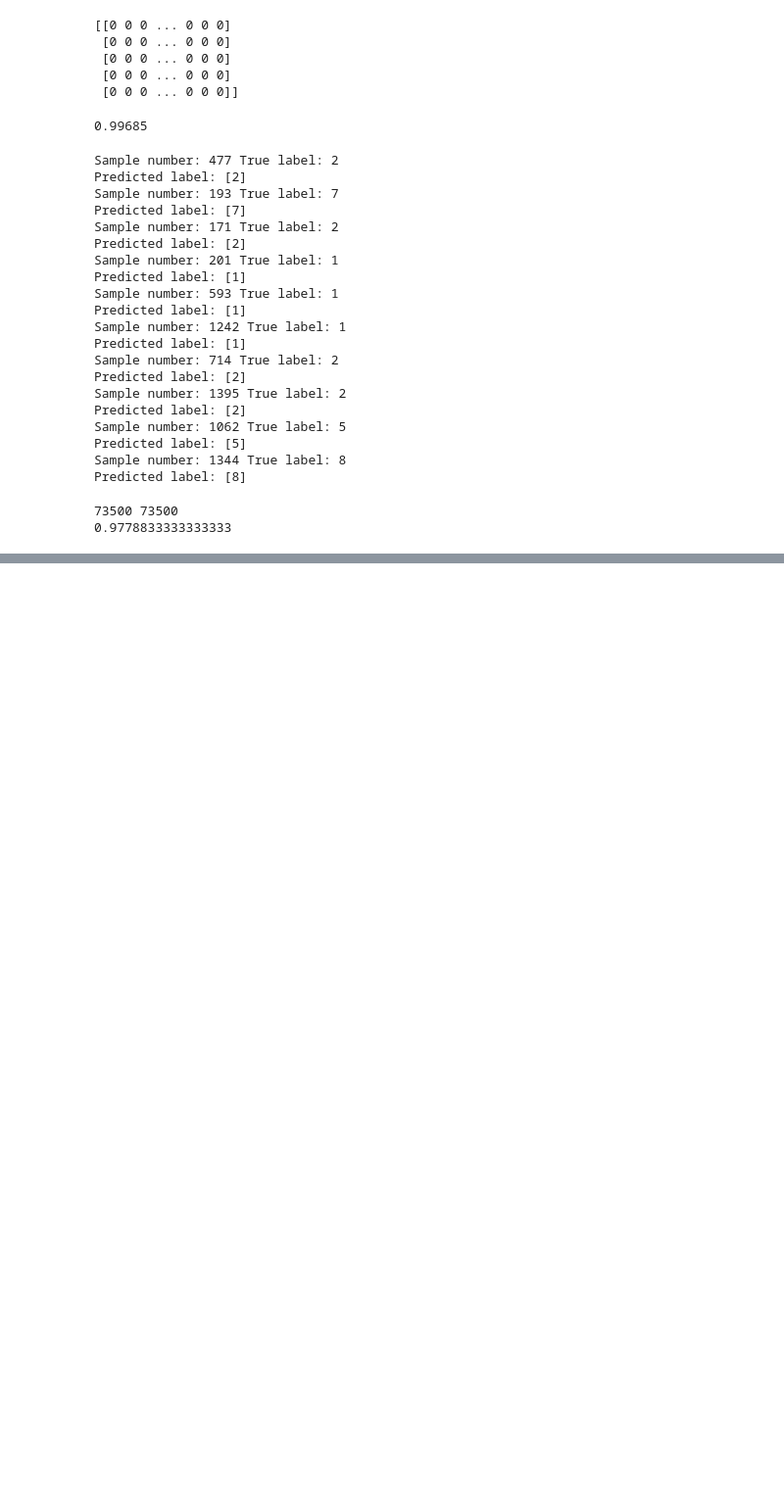
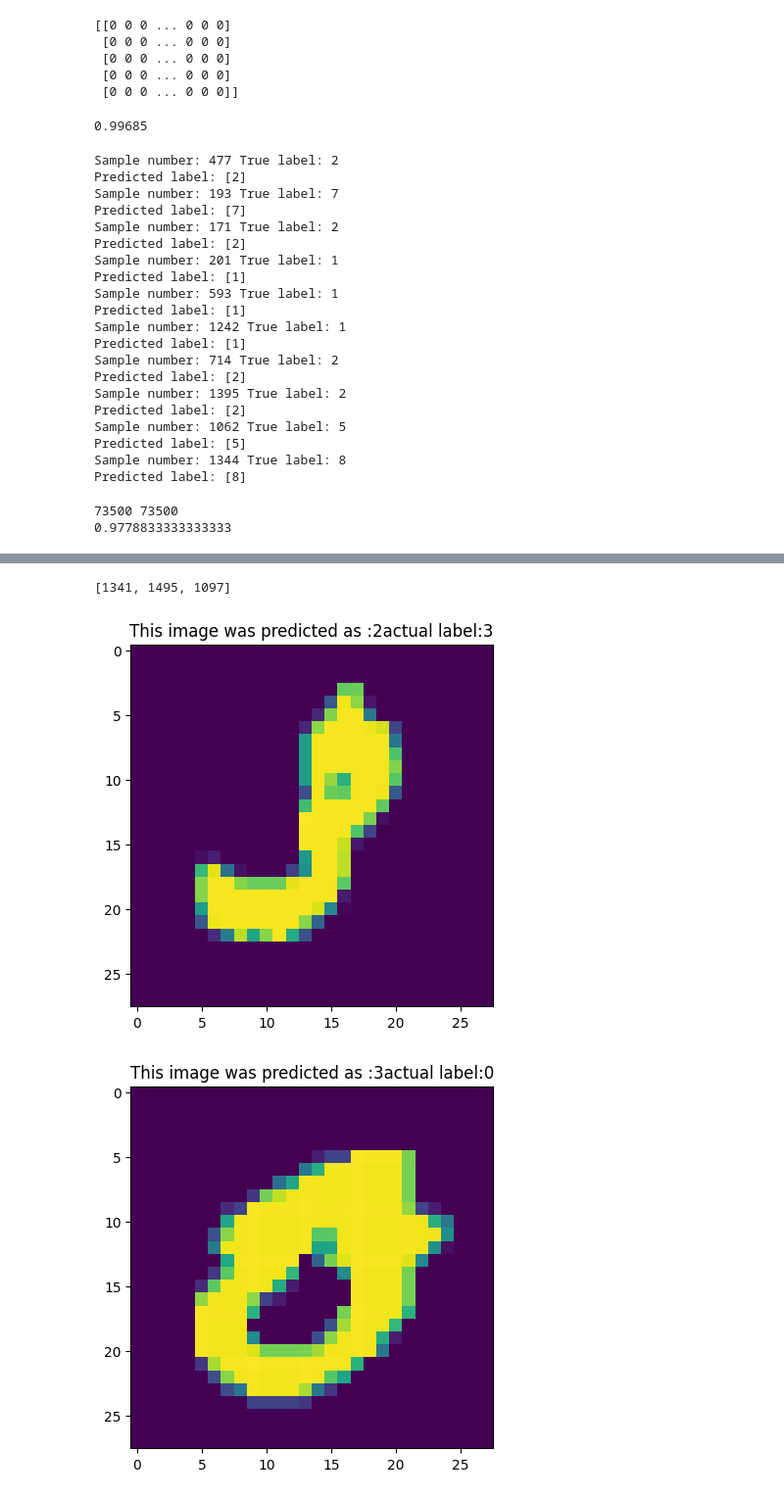
Before and after one commit to Sourav1429/Machine_Unlearning, a Jupyter notebook: MuLtC.ipynb, the cells around one changed output, grey strips where cells are left out. Shown at 98% size. Cells and saved outputs as stored; diff of their text form; code cells hidden in the pictures; blank space fills up the shorter version.

```diff
--- a/MuLtC.ipynb
+++ b/MuLtC.ipynb
@@ -299,8 +299,12 @@ print(accuracy_score(y_test_or,y_predict))
 73500 73500
 0.9778833333333333
 # %%
-values = np.random.choice(number_of_indexes_to_forget,50)
+values = np.random.choice(number_of_indexes_to_forget,500)
+to_b_dis=[]
 for i in values:
+    pr = clf.predict([X_or[i]])[0]
     print('Sample number:',i,'True label:',y_or[i])
-    print('Predicted label:',clf.predict([X_or[i]]))
+    print('Predicted label:',pr)
+    if(y_or[i]!=pr):
+      to_b_dis.append(i)
 # %% [output]
@@ -323,0 +328,12 @@ Predicted label: [4]
+# %%
+to_b_dis
+# %% [output]
+[1341, 1495, 1097]
+# %%
+for i in to_b_dis:
+  plt.figure()
+  plt.imshow(np.resize(X_or[i],(28,28)))
+  plt.title('This image was predicted as :'+str(clf.predict([X_or[i]])[0])+'actual label:'+str(y_or[i]))
+# %% [output]
+[figure, added]
+[figure, added]
```
Also changed, not shown: parts of 2 cells of this notebook.
